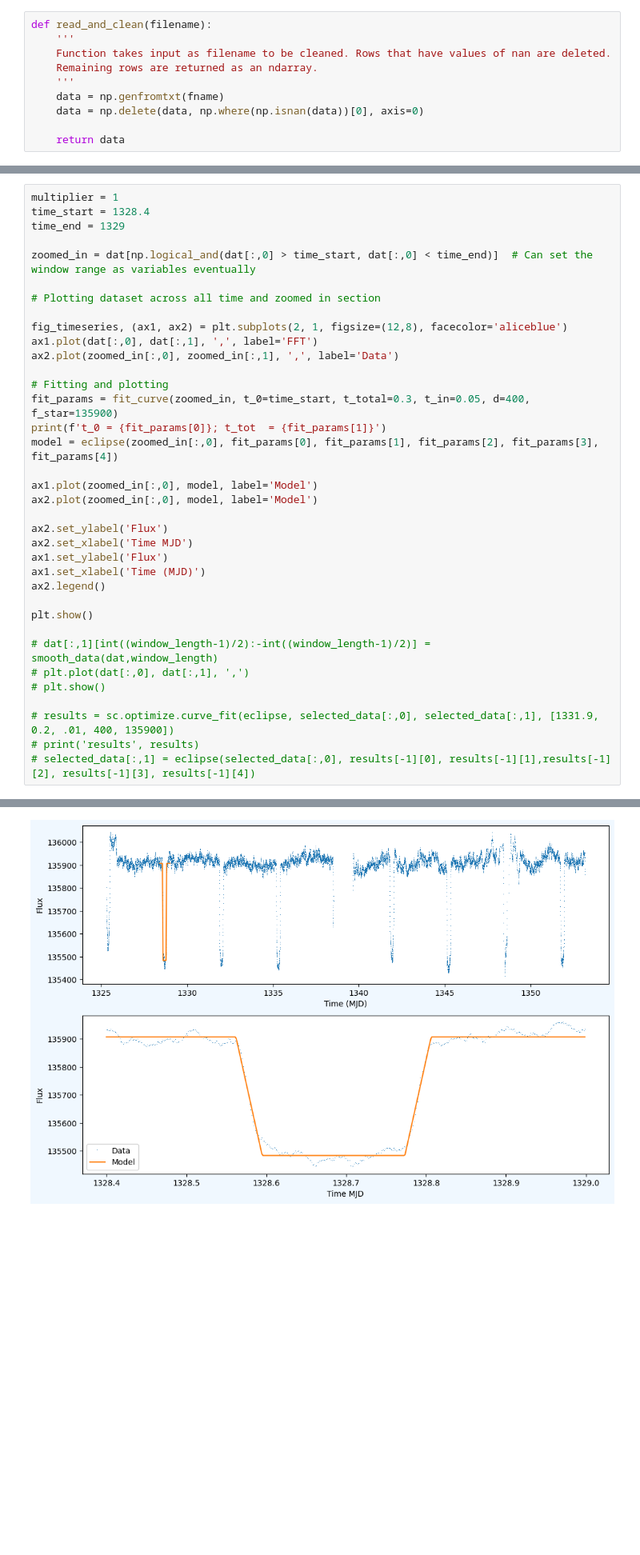
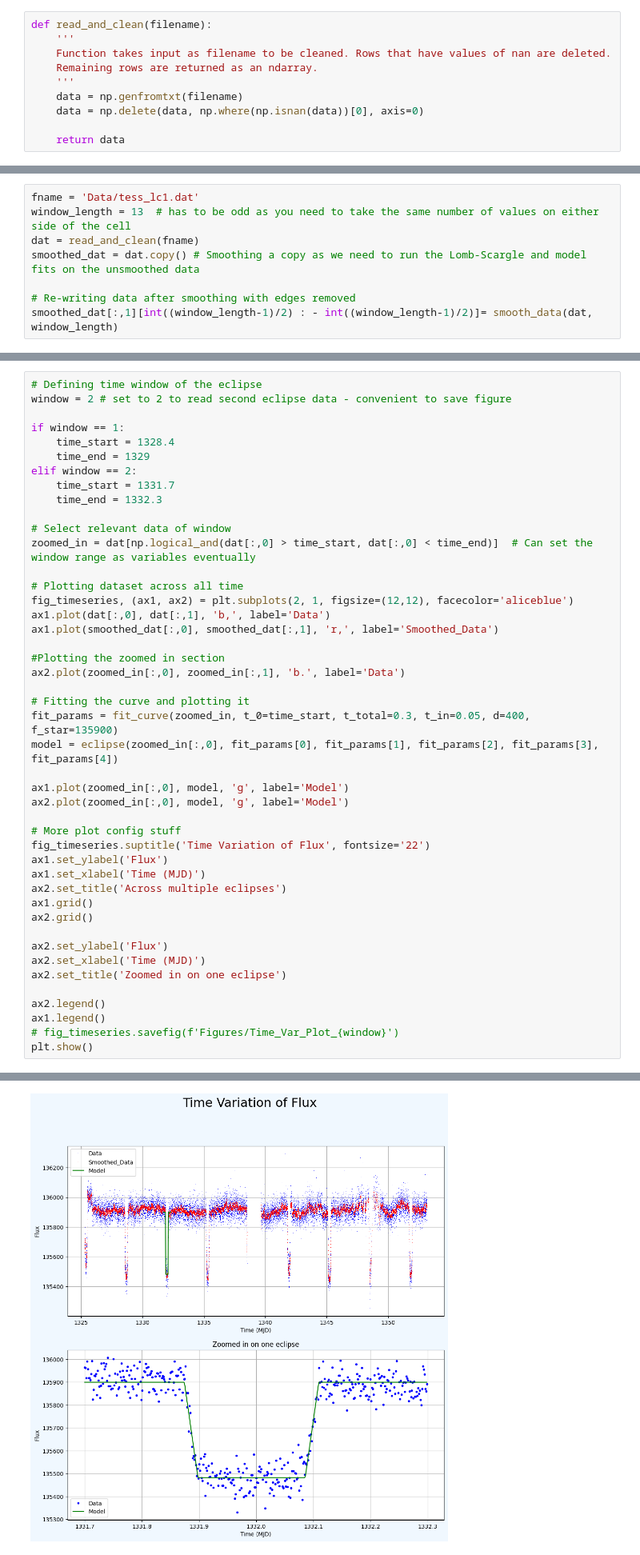
Before and after one commit to ShashanthS/ExoplanetTransitModelling, a Jupyter notebook: Assignment2_ShashanthSriramanathan.ipynb, the cells around one changed output, grey strips where cells are left out. Shown: that part at 80% size. Saved outputs shown, nothing was run; the diff lists cells and outputs as text; blank space fills up the shorter version.

Commit message:
Everything except Lomb-Scargle Works

```diff
--- a/Assignment2_ShashanthSriramanathan.ipynb
+++ b/Assignment2_ShashanthSriramanathan.ipynb
@@ -8,7 +8,7 @@ def read_and_clean(filename):
     Function takes input as filename to be cleaned. Rows that have values of nan are deleted.
     Remaining rows are returned as an ndarray.
     '''
-    data = np.genfromtxt(fname)
+    data = np.genfromtxt(filename)
     data = np.delete(data, np.where(np.isnan(data))[0], axis=0)
 
     return data
@@ -81,0 +82,8 @@ Time period = 3.011449231696294 days
+# %%
+fname = 'Data/tess_lc1.dat'
+window_length = 13  # has to be odd as you need to take the same number of values on either side of the cell
+dat = read_and_clean(fname)
+smoothed_dat = dat.copy() # Smoothing a copy as we need to run the Lomb-Scargle and model fits on the unsmoothed data
+
+# Re-writing data after smoothing with edges removed
+smoothed_dat[:,1][int((window_length-1)/2) : - int((window_length-1)/2)]= smooth_data(dat, window_length)
@@ -82,37 +101,46 @@ Time period = 3.011449231696294 days
 # %%
-multiplier = 1
-time_start = 1328.4
-time_end = 1329
+# Defining time window of the eclipse
+window = 2 # set to 2 to read second eclipse data - convenient to save figure
 
+if window == 1:
+    time_start = 1328.4
+    time_end = 1329
+elif window == 2:
+    time_start = 1331.7
+    time_end = 1332.3
+
+# Select relevant data of window
 zoomed_in = dat[np.logical_and(dat[:,0] > time_start, dat[:,0] < time_end)]  # Can set the window range as variables eventually
 
-# Plotting dataset across all time and zoomed in section
+# Plotting dataset across all time
+fig_timeseries, (ax1, ax2) = plt.subplots(2, 1, figsize=(12,12), facecolor='aliceblue')
+ax1.plot(dat[:,0], dat[:,1], 'b,', label='Data')
+ax1.plot(smoothed_dat[:,0], smoothed_dat[:,1], 'r,', label='Smoothed_Data')
 
-fig_timeseries, (ax1, ax2) = plt.subplots(2, 1, figsize=(12,8), facecolor='aliceblue')
-ax1.plot(dat[:,0], dat[:,1], ',', label='FFT')
-ax2.plot(zoomed_in[:,0], zoomed_in[:,1], ',', label='Data')
+#Plotting the zoomed in section
+ax2.plot(zoomed_in[:,0], zoomed_in[:,1], 'b.', label='Data')
 
-# Fitting and plotting
+# Fitting the curve and plotting it
 fit_params = fit_curve(zoomed_in, t_0=time_start, t_total=0.3, t_in=0.05, d=400, f_star=135900)
-print(f't_0 = {fit_params[0]}; t_tot  = {fit_params[1]}')
 model = eclipse(zoomed_in[:,0], fit_params[0], fit_params[1], fit_params[2], fit_params[3], fit_params[4])
 
-ax1.plot(zoomed_in[:,0], model, label='Model')
-ax2.plot(zoomed_in[:,0], model, label='Model')
+ax1.plot(zoomed_in[:,0], model, 'g', label='Model')
+ax2.plot(zoomed_in[:,0], model, 'g', label='Model')
+
+# More plot config stuff
+fig_timeseries.suptitle('Time Variation of Flux', fontsize='22')
+ax1.set_ylabel('Flux')
+ax1.set_xlabel('Time (MJD)')
+ax2.set_title('Across multiple eclipses')
+ax1.grid()
+ax2.grid()
 
 ax2.set_ylabel('Flux')
-ax2.set_xlabel('Time MJD')
-ax1.set_ylabel('Flux')
-ax1.set_xlabel('Time (MJD)')
+ax2.set_xlabel('Time (MJD)')
+ax2.set_title('Zoomed in on one eclipse')
+
 ax2.legend()
-
+ax1.legend()
+# fig_timeseries.savefig(f'Figures/Time_Var_Plot_{window}')
 plt.show()
-
-# dat[:,1][int((window_length-1)/2):-int((window_length-1)/2)] = smooth_data(dat,window_length)
-# plt.plot(dat[:,0], dat[:,1], ',')
-# plt.show()
-
-# results = sc.optimize.curve_fit(eclipse, selected_data[:,0], selected_data[:,1], [1331.9, 0.2, .01, 400, 135900])
-# print('results', results)
-# selected_data[:,1] = eclipse(selected_data[:,0], results[-1][0], results[-1][1],results[-1][2], results[-1][3], results[-1][4])
 # %% [output]
@@ -120 +147 @@ t_0 = 1328.5620498476585; t_tot  = 0.24429795723872313
-[figure, old version]
+[figure, new version]
```
Also changed, not shown: parts of 9 cells of this notebook.
